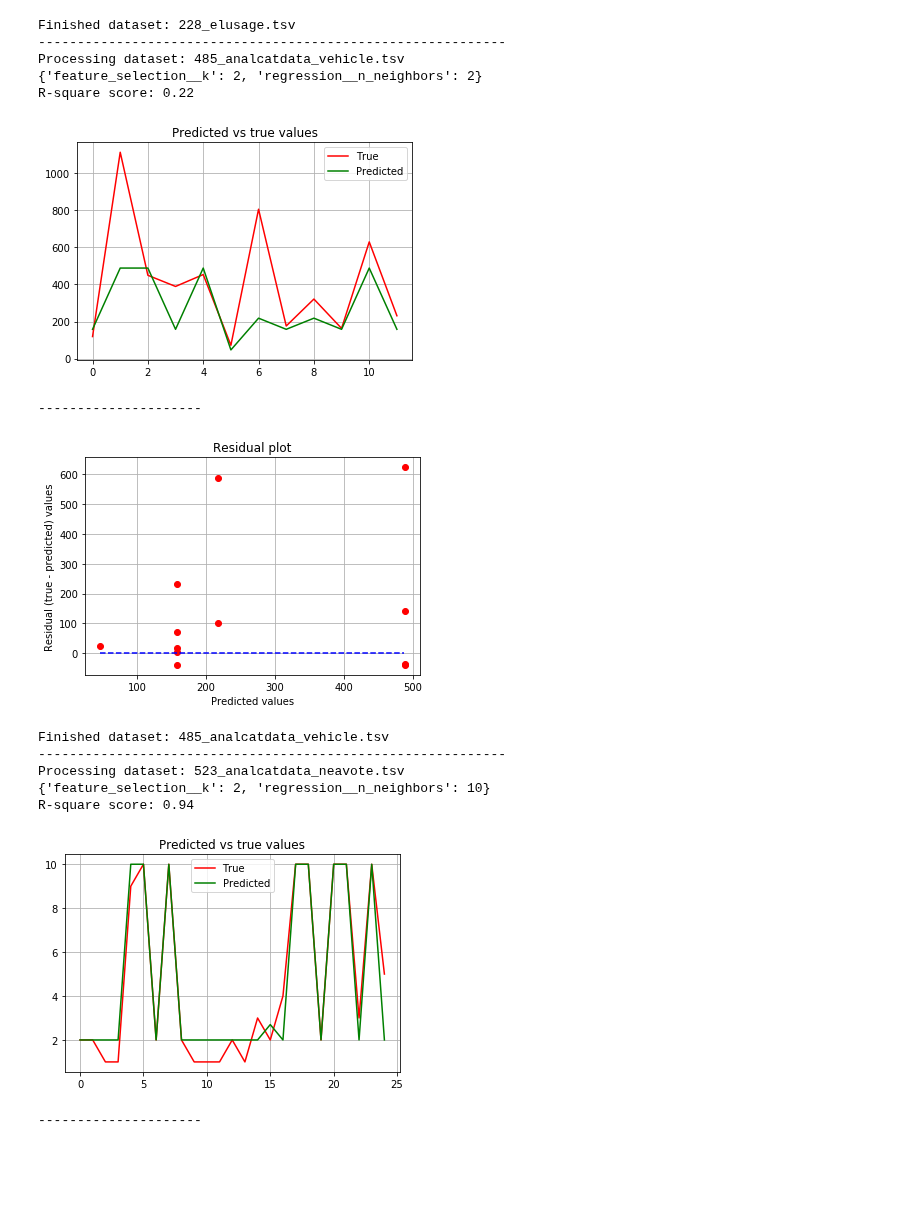
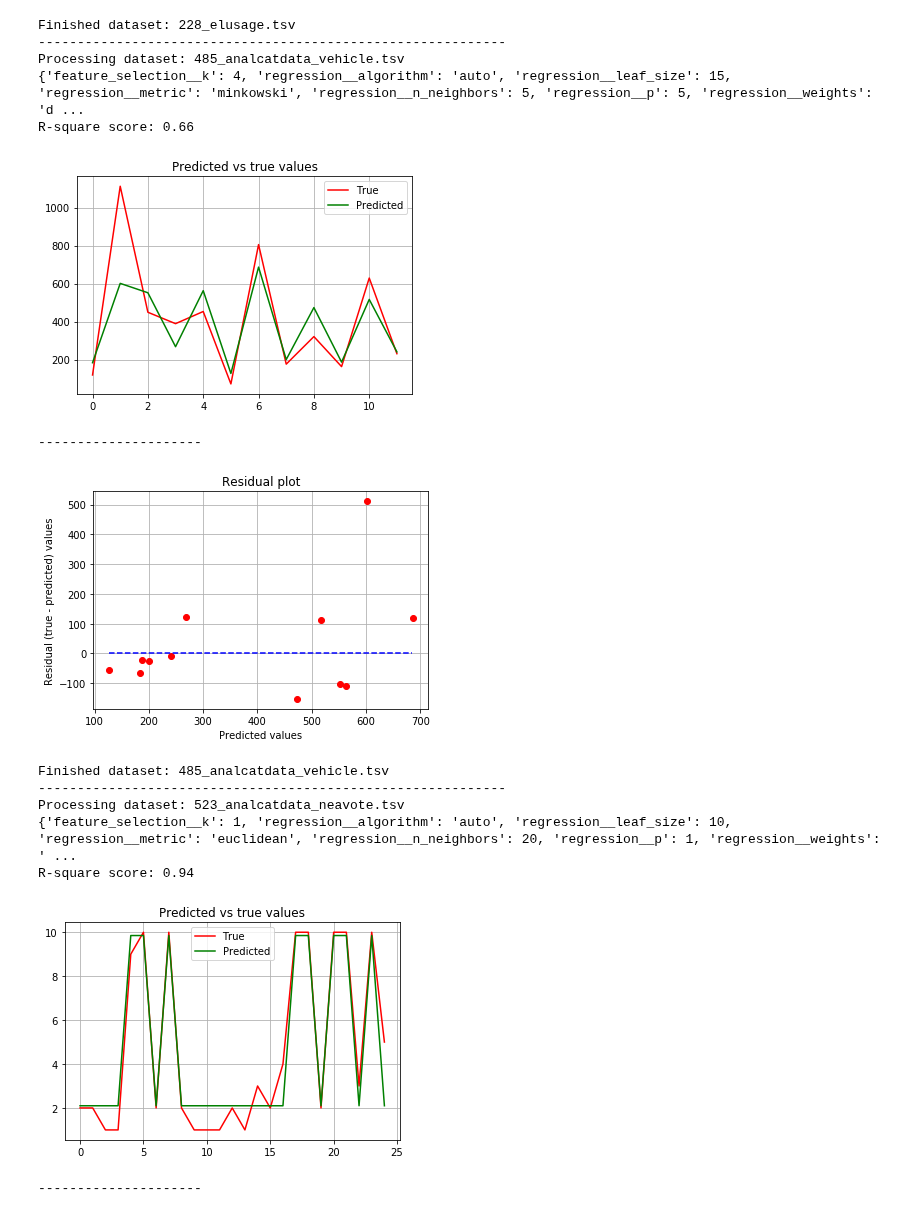
Before and after one commit to anuprulez/pmlb_regression, a Jupyter notebook: analyze_regression_KNeighboursRegressor.ipynb, the cells around one changed output. Cells and saved outputs as stored; diff of their text form; code cells hidden in the pictures; blank space fills up the shorter version.

```diff
--- a/analyze_regression_KNeighboursRegressor.ipynb
+++ b/analyze_regression_KNeighboursRegressor.ipynb
@@ -26,14 +26,14 @@ regressor = Pipeline([
   ('regression', neighbors.KNeighborsRegressor())
 ])
 
-ard_parameters = [{ \
+parameters = [{ \
     'feature_selection__k': [1, 2, 3, 4, 'all'], \
-    'regression__n_neighbors': [2, 5, 10, 15, 20], \
-    #'regression__weights': ['uniform', 'distance'], \
-    #'regression__algorithm': ['auto', 'ball_tree', 'kd_tree', 'brute' ], \
-    #'regression__leaf_size': [30, 50, 10, 70], \
-    #'regression__p': [1, 2, 3], \
-    #'regression__metric': ['euclidean', 'manhattan', 'minkowski'], \
+    'regression__n_neighbors': [1, 2, 5, 10, 15, 20], \
+    'regression__weights': ['uniform', 'distance'], \
+    'regression__algorithm': ['auto', 'ball_tree', 'kd_tree', 'brute' ], \
+    'regression__leaf_size': [10, 15, 30, 50, 70], \
+    'regression__p': [1, 2, 3, 4, 5], \
+    'regression__metric': ['euclidean', 'manhattan', 'minkowski'], \
 }]
 
 print('Training started...')
@@ -52,7 +52,7 @@ for d_set in datasets:
     y_train = y_train.values
     y_test = y_test.values
 
-    optimized_regressor = GridSearchCV(regressor, ard_parameters, cv=5, error_score=0)
+    optimized_regressor = GridSearchCV(regressor, parameters, cv=5, error_score=0)
 
     optimized_regressor.fit(X_train, y_train)
     best_regressor = optimized_regressor.best_estimator_
@@ -61,7 +61,6 @@ for d_set in datasets:
     print(optimized_regressor.best_params_)
     prediction = best_regressor.predict(X_test)
 
-    #mse = np.mean([np.abs(x-y) for x, y in zip(prediction, y_test)])
     r2_square = metrics.r2_score(y_test, prediction)
     r2_scores.append(r2_square)
     residual = y_test - prediction
@@ -102,19 +101,19 @@ Processing dataset: 228_elusage.tsv
 R-square score: 0.63
 [figure]
 ---------------------
 [figure]
 Finished dataset: 228_elusage.tsv
 ------------------------------------------------------------
 Processing dataset: 485_analcatdata_vehicle.tsv
-{'feature_selection__k': 2, 'regression__n_neighbors': 2}
-R-square score: 0.22
+{'feature_selection__k': 4, 'regression__algorithm': 'auto', 'regression__leaf_size': 15, 'regression__metric': 'minkowski', 'regression__n_neighbors': 5, 'regression__p': 5, 'regression__weights': 'd ...
+R-square score: 0.66
-[figure, old version]
+[figure, new version]
 ---------------------
-[figure, old version]
+[figure, new version]
 Finished dataset: 485_analcatdata_vehicle.tsv
 ------------------------------------------------------------
 Processing dataset: 523_analcatdata_neavote.tsv
-{'feature_selection__k': 2, 'regression__n_neighbors': 10}
+{'feature_selection__k': 1, 'regression__algorithm': 'auto', 'regression__leaf_size': 10, 'regression__metric': 'euclidean', 'regression__n_neighbors': 20, 'regression__p': 1, 'regression__weights': ' ...
 R-square score: 0.94
-[figure, old version]
+[figure, new version]
 ---------------------
```
Also changed, not shown: parts of 1 cell of this notebook, 15 other files.
